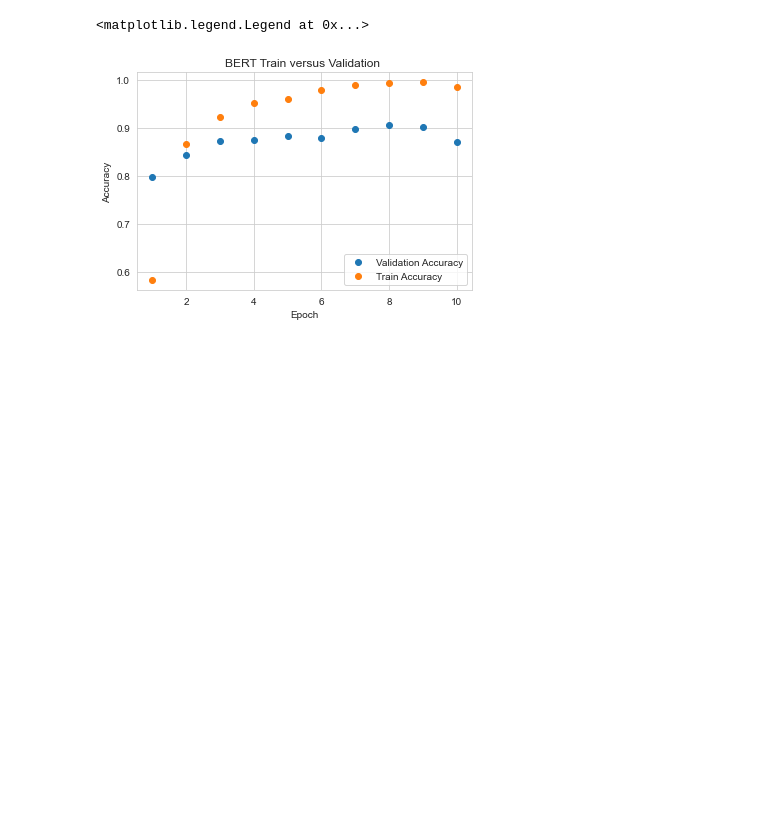
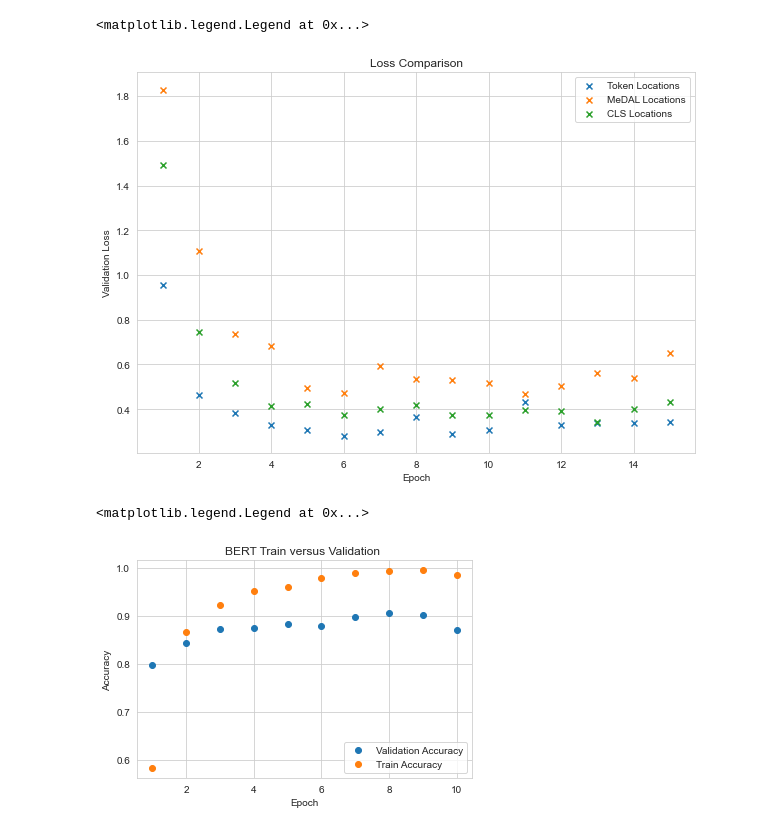
Before and after one commit to fhidalgor/erdos2021-project, a Jupyter notebook: figures/TwoAbbr.ipynb, the cells around one changed output. Drawn from its saved outputs; the diff is of its cells as text; code cells hidden in the pictures; blank space fills up the shorter version.

Commit message:
Figure updates

```diff
--- a/figures/figure.ipynb
+++ b/figures/TwoAbbr.ipynb
@@ -6,8 +6,8 @@ import seaborn as sns
 sns.set_style("whitegrid")
 # %%
 data1 = pd.read_csv("ElectraSmall_TwoAbbr_LR4.txt")
-data1 = pd.read_csv("ElectraSmall_TwoAbbr_OldLoc.txt")
-data1 = pd.read_csv("ElectraSmall_TwoAbbr_CLS.txt")
+data2 = pd.read_csv("ElectraSmall_TwoAbbr_OldLoc.txt")
+data3 = pd.read_csv("ElectraSmall_TwoAbbr_CLS.txt")
 # %%
 plt.figure(figsize = (10,7))
 plt.title("Accuracy Comparison")
@@ -22,3 +23,15 @@ KeyError: 'Epoch'
+# %%
+plt.figure(figsize = (10,7))
+plt.title("Loss Comparison")
+plt.scatter(data1["Epoch"], data1["ValidLoss"], label= "Token Locations", marker = "x")
+plt.scatter(data1["Epoch"], data2["ValidLoss"], label= "MeDAL Locations", marker = "x")
+plt.scatter(data1["Epoch"], data3["ValidLoss"], label= "CLS Locations", marker = "x")
+plt.xlabel("Epoch")
+plt.ylabel("Validation Loss")
+plt.legend()
+# %% [output]
+<matplotlib.legend.Legend at 0x...>
+[figure, added]
 # %%
 plt.scatter(bert_data["Epoch"], bert_data["ValidAcc"], label= "Validation Accuracy")
 plt.scatter(bert_data["Epoch"], bert_data["TrainAcc"], label = "Train Accuracy")
```
Also changed, not shown: parts of 1 cell of this notebook, 3 other files.
